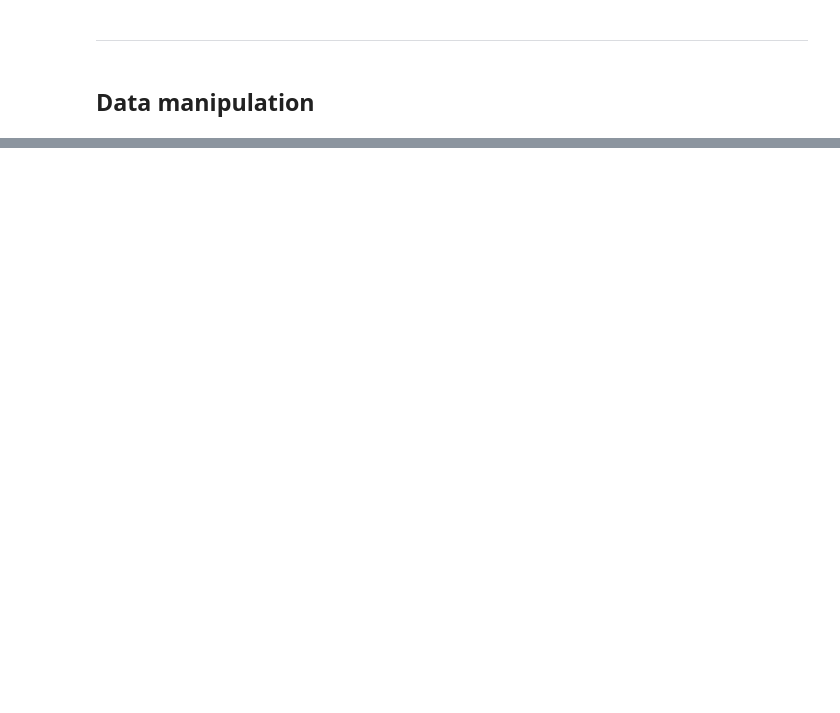
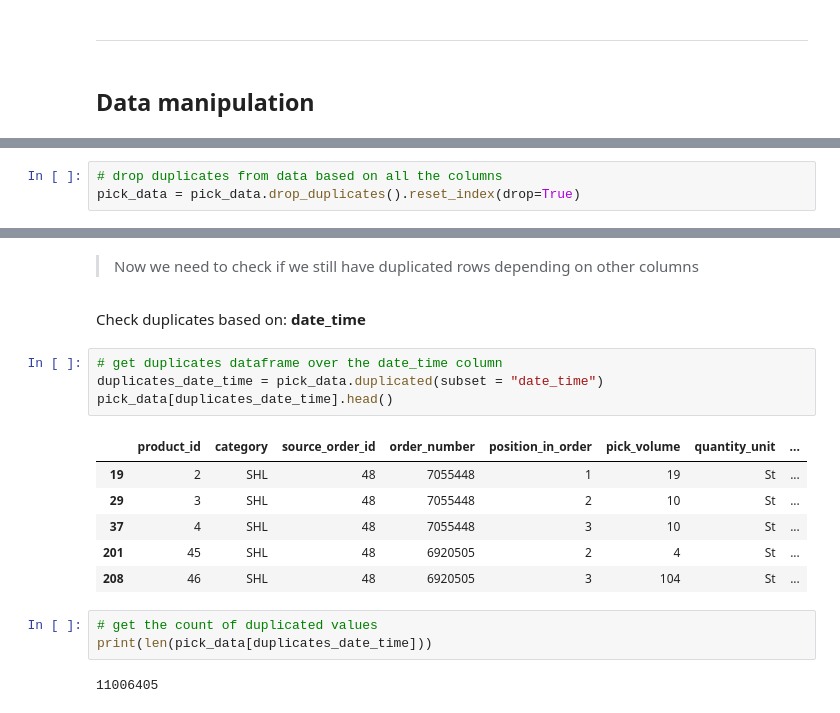
Before and after one commit to aleksandarkling/OBETAWarehousingAnalyticsProject, a Jupyter notebook: Step 1 - Preparing Data/pick_data.ipynb, the cells around one changed output, grey strips where cells are left out. Drawn from its saved outputs; the diff is of its cells as text; blank space fills up the shorter version.

```diff
--- a/Step 1 - Preparing Data/pick_data.ipynb
+++ b/Step 1 - Preparing Data/pick_data.ipynb
@@ -181,0 +273,3 @@ ______
+# %%
+# drop duplicates from data based on all the columns
+pick_data = pick_data.drop_duplicates().reset_index(drop=True)
@@ -181,0 +311,20 @@ ______
+# %% [markdown]
+> Now we need to check if we still have duplicated rows depending on other columns
+# %% [markdown]
+Check duplicates based on: **date_time**
+# %%
+# get duplicates dataframe over the date_time column
+duplicates_date_time = pick_data.duplicated(subset = "date_time")
+pick_data[duplicates_date_time].head()
+# %% [output]
+|  | product_id | category | source_order_id | order_number | position_in_order | pick_volume | quantity_unit | ... |
+| 19 | 2 | SHL | 48 | 7055448 | 1 | 19 | St | ... |
+| 29 | 3 | SHL | 48 | 7055448 | 2 | 10 | St | ... |
+| 37 | 4 | SHL | 48 | 7055448 | 3 | 10 | St | ... |
+| 201 | 45 | SHL | 48 | 6920505 | 2 | 4 | St | ... |
+| 208 | 46 | SHL | 48 | 6920505 | 3 | 104 | St | ... |
+# %%
+# get the count of duplicated values
+print(len(pick_data[duplicates_date_time]))
+# %% [output]
+11006405
```
Also changed, not shown: parts of 70 cells of this notebook.
